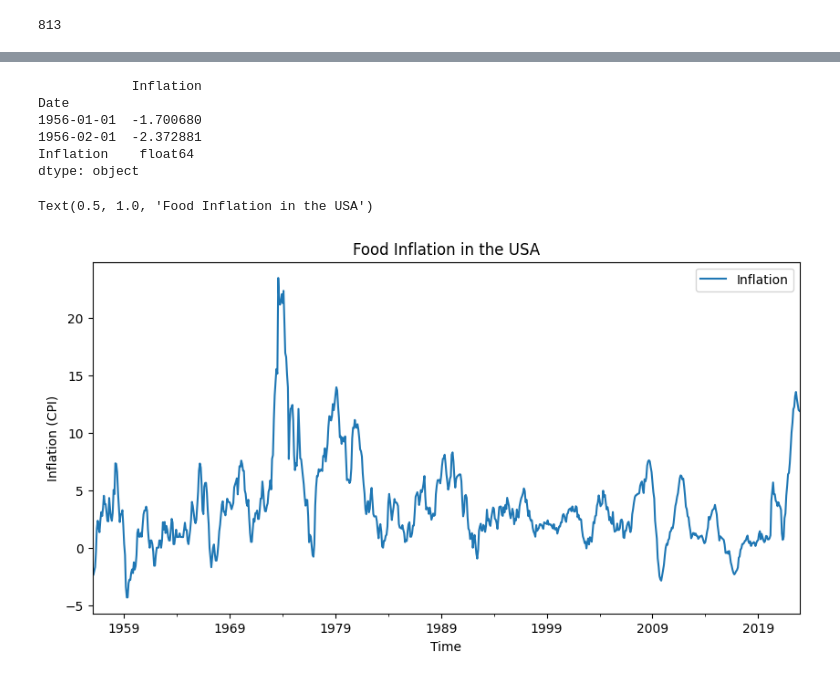
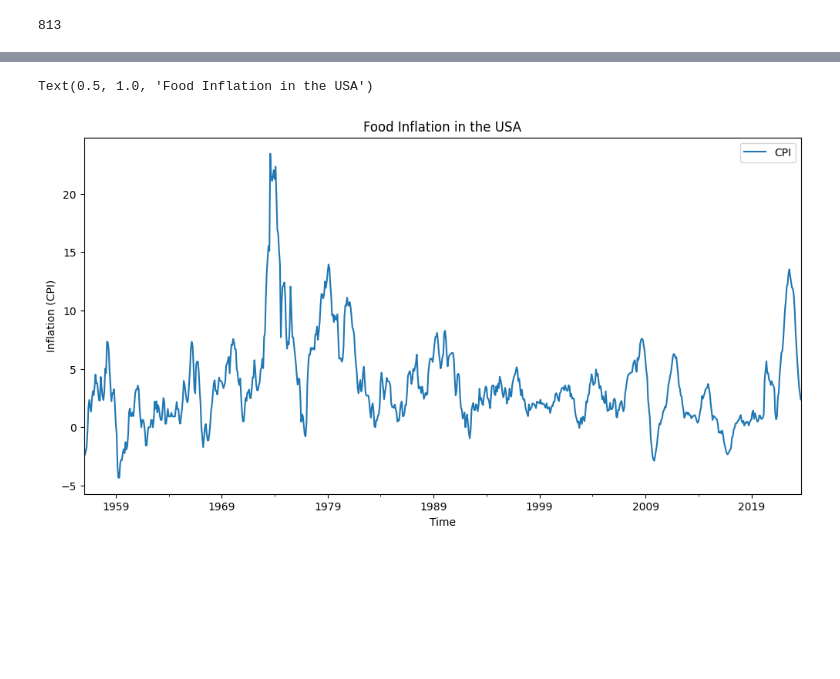
Before and after one commit to mkeohane01/food_inflation_analysis, a Jupyter notebook: notebooks/cpi_timeseries.ipynb, the cells around one changed output, grey strips where cells are left out. Drawn from its saved outputs; the diff is of its cells as text; code cells hidden in the pictures; blank space fills up the shorter version.

```diff
--- a/notebooks/cpi_timeseries.ipynb
+++ b/notebooks/cpi_timeseries.ipynb
@@ -25,7 +25,8 @@ time = pd.to_datetime(time)
 inflation = food_inflation_data_USA['Value']
 
 # make a new dataframe with only the USA inflation data
-USA_inflation_timeseries = pd.DataFrame({'Date': time, 'Inflation': inflation})
+USA_inflation_timeseries = pd.DataFrame({'Date': time, 'CPI': inflation})
+cpi_timeseries = USA_inflation_timeseries.set_index('Date').copy()
 print(USA_inflation_timeseries.head(10))
 
 # split the data to use 2023 as the test set
@@ -72,29 +103,16 @@ print(cpi_food_data.tail(2))
 # %%
 # close the connection
 conn.close()
-# %%
-cpi_food_data['Date'] = pd.to_datetime(cpi_food_data['Date'])
-cpi_food_data.set_index('Date', inplace=True)
-cpi_food_data.sort_index(inplace=True)
-print(cpi_food_data.head(2))
-print(cpi_food_data.dtypes)
-# %% [output]
-            Inflation
-Date
-1956-01-01  -1.700680
-1956-02-01  -2.372881
-Inflation    float64
-dtype: object
 # %%
-# plot the data
-cpi_food_data.plot(figsize=(10, 5))
+# plot the CPI data
+cpi_timeseries.plot(figsize=(12, 6))
 
 # add labels and title
 plt.xlabel('Time')
 plt.ylabel('Inflation (CPI)')
 plt.title('Food Inflation in the USA')
 # %% [output]
 Text(0.5, 1.0, 'Food Inflation in the USA')
-[figure, old version]
+[figure, new version]
 # %%
 # decompose time series with additive model
```
Also changed, not shown: parts of 9 cells of this notebook, 3 other files.
